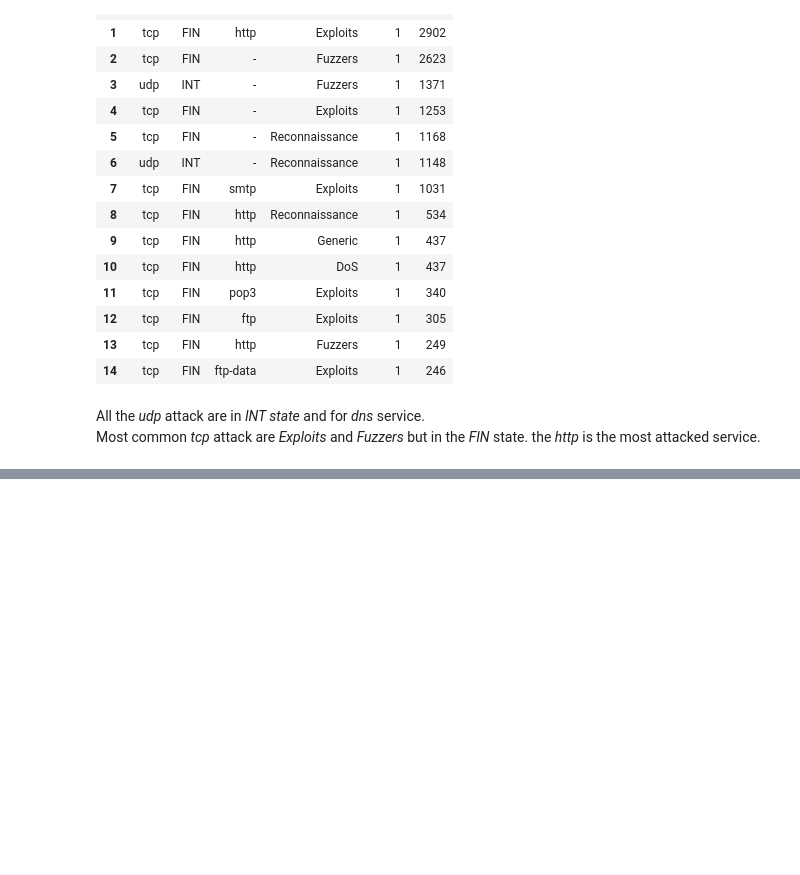
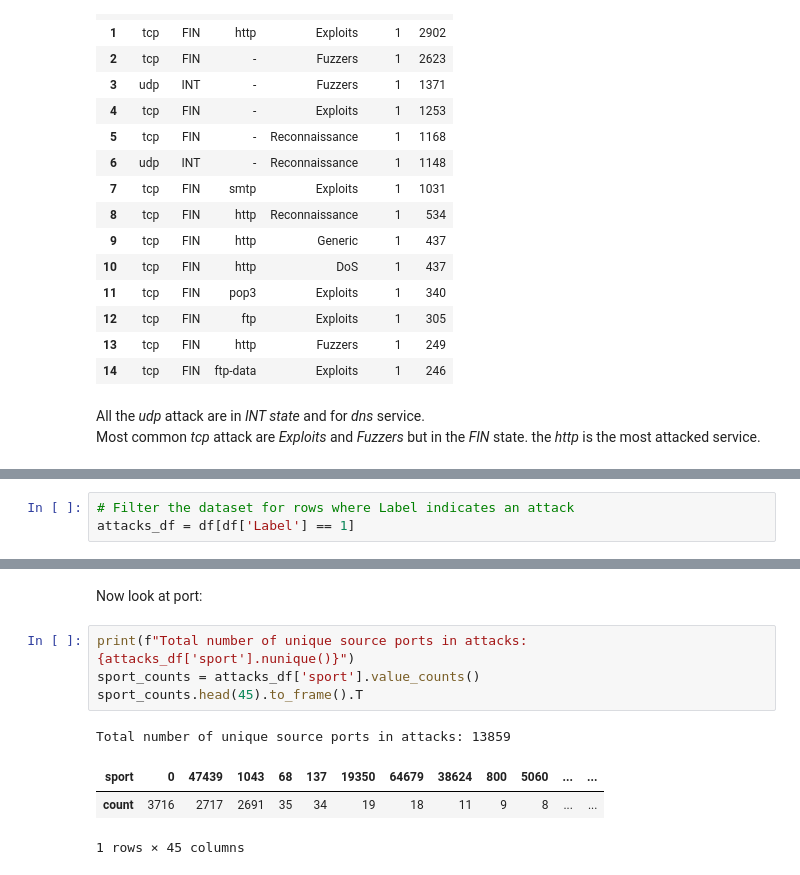
Before and after one commit to Mugna46/AI_project, a Jupyter notebook: AI.ipynb, the cells around one changed output, grey strips where cells are left out. Cells and saved outputs as stored; diff of their text form; blank space fills up the shorter version.

Commit message:
feat(notebook):  analysis of IP and PORT

```diff
--- a/AI.ipynb
+++ b/AI.ipynb
@@ -152,0 +157,3 @@ Most common *tcp* attack are *Exploits* and *Fuzzers* but in the *FIN* state. th
+# %%
+# Filter the dataset for rows where Label indicates an attack
+attacks_df = df[df['Label'] == 1]
@@ -152,0 +176,11 @@ Most common *tcp* attack are *Exploits* and *Fuzzers* but in the *FIN* state. th
+# %% [markdown]
+Now look at port:
+# %%
+print(f"Total number of unique source ports in attacks: {attacks_df['sport'].nunique()}")
+sport_counts = attacks_df['sport'].value_counts()
+sport_counts.head(45).to_frame().T
+# %% [output]
+Total number of unique source ports in attacks: 13859
+| sport | 0 | 47439 | 1043 | 68 | 137 | 19350 | 64679 | 38624 | 800 | 5060 | ... | ... |
+| count | 3716 | 2717 | 2691 | 35 | 34 | 19 | 18 | 11 | 9 | 8 | ... | ... |
+1 rows × 45 columns
```
Also changed, not shown: parts of 6 cells of this notebook.
